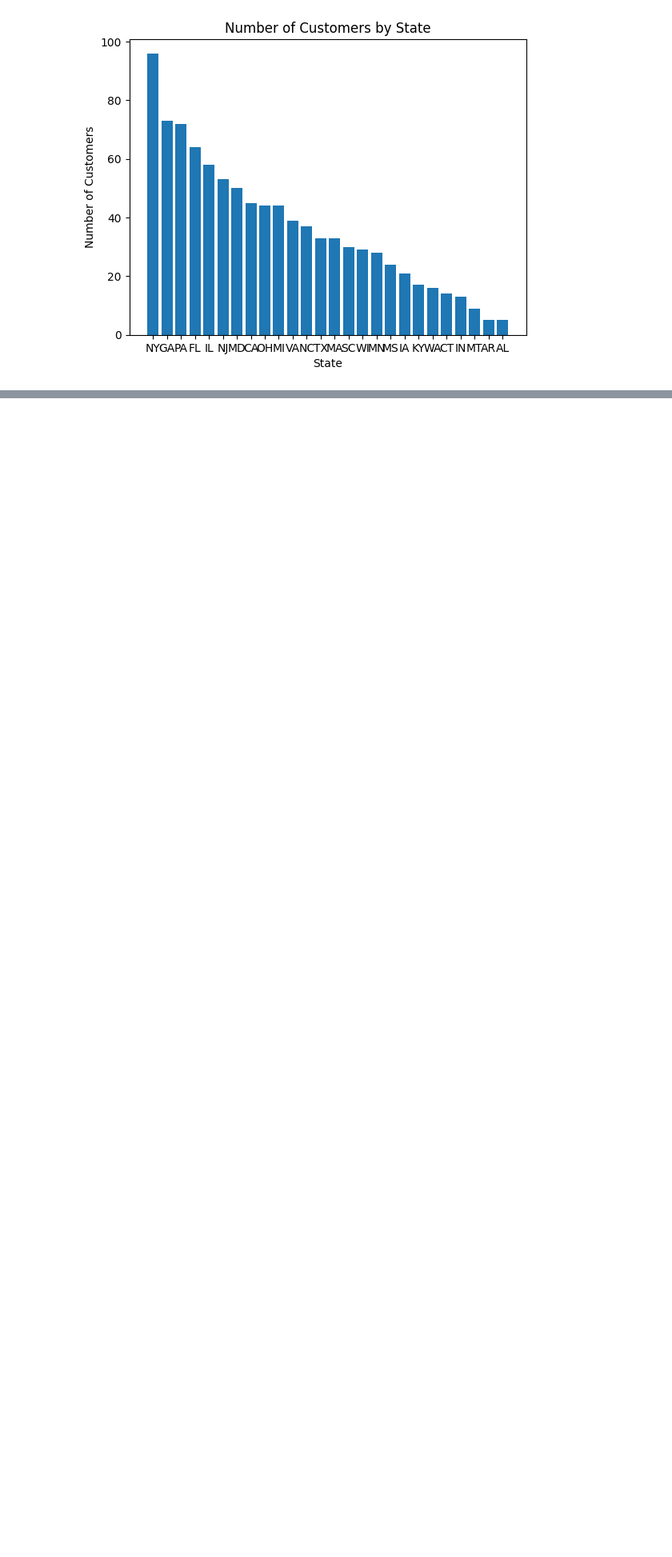
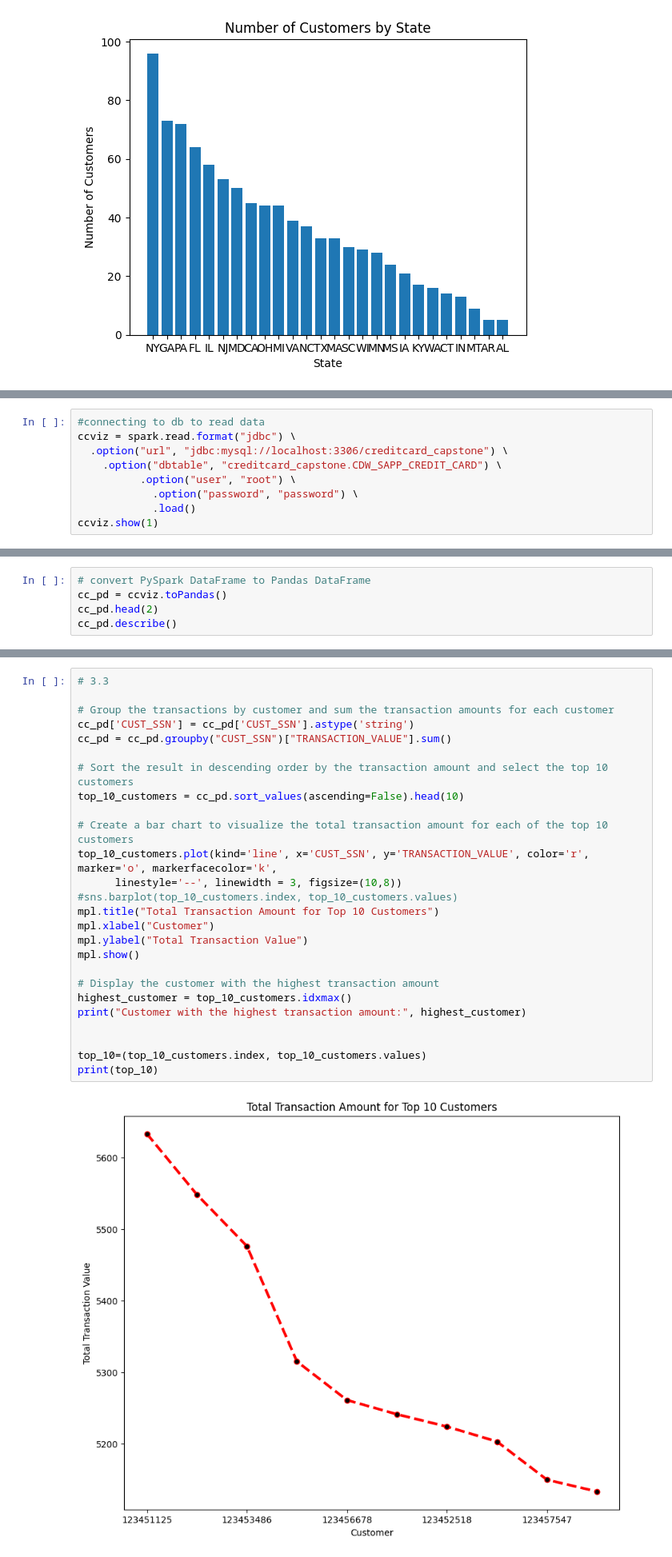
Before and after one commit to iMrsRoy/Banking-Data-Engineer-Capstone, a Jupyter notebook: cradit-card-viz.ipynb, the cells around one changed output, grey strips where cells are left out. Shown at 80% size. Saved outputs shown, nothing was run; the diff lists cells and outputs as text; blank space fills up the shorter version.

```diff
--- a/cradit-card-viz.ipynb
+++ b/cradit-card-viz.ipynb
@@ -115,0 +120,9 @@ mpl.show()
+# %%
+#connecting to db to read data
+ccviz = spark.read.format("jdbc") \
+  .option("url", "jdbc:mysql://localhost:3306/creditcard_capstone") \
+    .option("dbtable", "creditcard_capstone.CDW_SAPP_CREDIT_CARD") \
+          .option("user", "root") \
+            .option("password", "password") \
+            .load()
+ccviz.show(1)
@@ -115,0 +136,5 @@ mpl.show()
+# %%
+# convert PySpark DataFrame to Pandas DataFrame
+cc_pd = ccviz.toPandas()
+cc_pd.head(2)
+cc_pd.describe()
@@ -115,0 +151,28 @@ mpl.show()
+# %%
+# 3.3
+
+# Group the transactions by customer and sum the transaction amounts for each customer
+cc_pd['CUST_SSN'] = cc_pd['CUST_SSN'].astype('string')
+cc_pd = cc_pd.groupby("CUST_SSN")["TRANSACTION_VALUE"].sum()
+
+# Sort the result in descending order by the transaction amount and select the top 10 customers
+top_10_customers = cc_pd.sort_values(ascending=False).head(10)
+
+# Create a bar chart to visualize the total transaction amount for each of the top 10 customers
+top_10_customers.plot(kind='line', x='CUST_SSN', y='TRANSACTION_VALUE', color='r', marker='o', markerfacecolor='k',
+      linestyle='--', linewidth = 3, figsize=(10,8))
+#sns.barplot(top_10_customers.index, top_10_customers.values)
+mpl.title("Total Transaction Amount for Top 10 Customers")
+mpl.xlabel("Customer")
+mpl.ylabel("Total Transaction Value")
+mpl.show()
+
+# Display the customer with the highest transaction amount
+highest_customer = top_10_customers.idxmax()
+print("Customer with the highest transaction amount:", highest_customer)
+
+
+top_10=(top_10_customers.index, top_10_customers.values)
+print(top_10)
+# %% [output]
+[figure, added]
```
Also changed, not shown: parts of 10 cells of this notebook.
